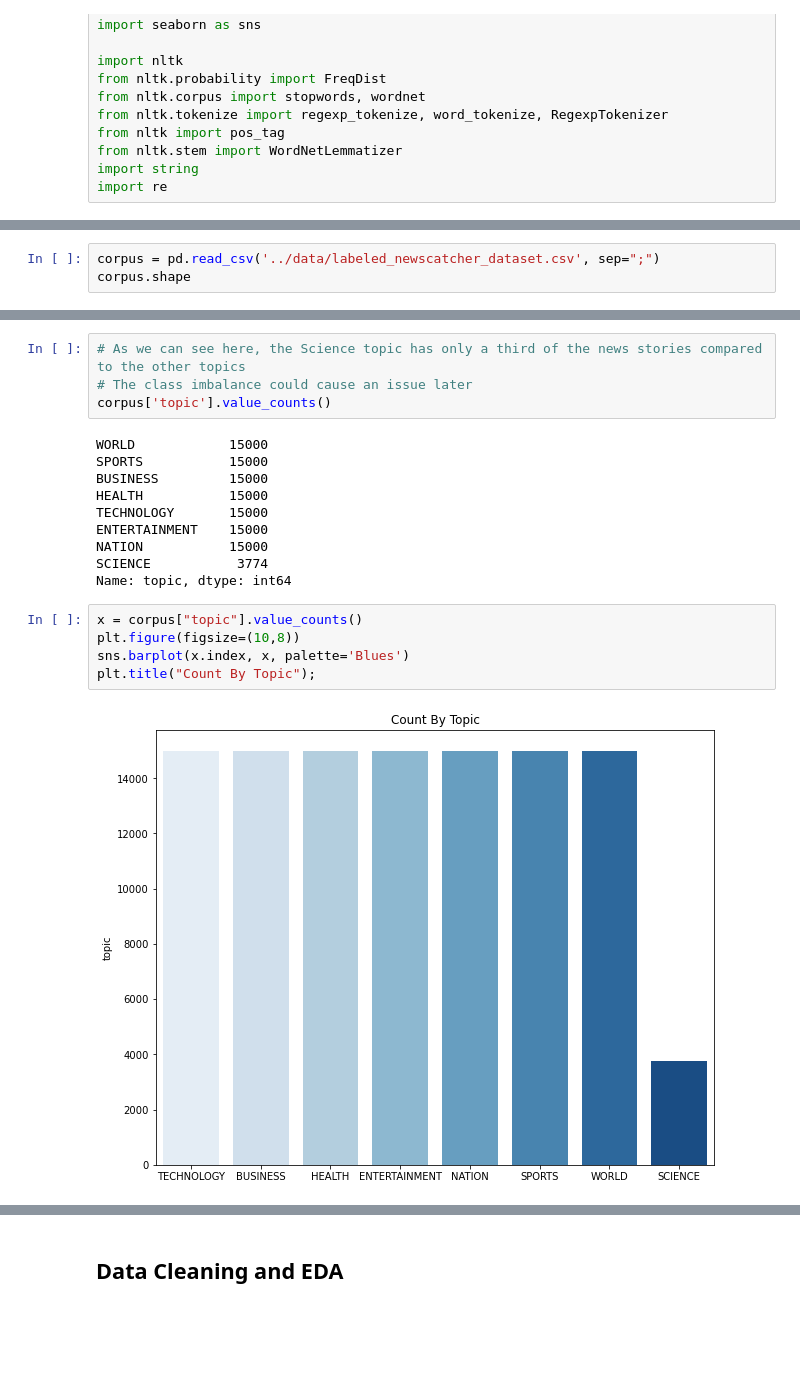
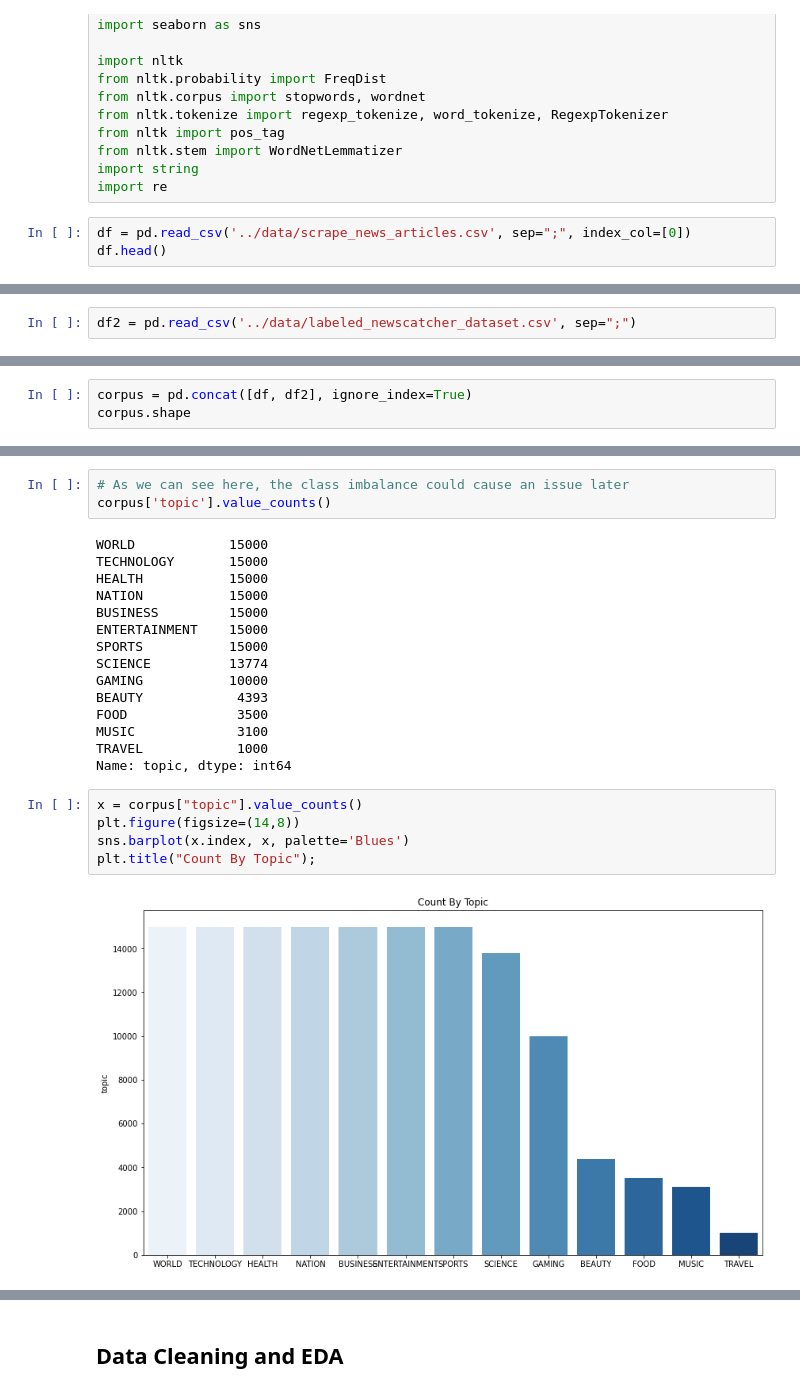
Before and after one commit to madoriathomas/capstone, a Jupyter notebook: notebooks/headline_EDA.ipynb, the cells around one changed output, grey strips where cells are left out. Cells and saved outputs as stored; diff of their text form; blank space fills up the shorter version.

Commit message:
new data changes

```diff
--- a/notebooks/headline_EDA.ipynb
+++ b/notebooks/headline_EDA.ipynb
@@ -16,3 +16,6 @@ from nltk import pos_tag
 from nltk.stem import WordNetLemmatizer
 import string
 import re
+# %%
+df = pd.read_csv('../data/scrape_news_articles.csv', sep=";", index_col=[0])
+df.head()
@@ -19,3 +29,2 @@ import re
 # %%
-corpus = pd.read_csv('../data/labeled_newscatcher_dataset.csv', sep=";")
-corpus.shape
+df2 = pd.read_csv('../data/labeled_newscatcher_dataset.csv', sep=";")
@@ -23,0 +31,3 @@ corpus.shape
+# %%
+corpus = pd.concat([df, df2], ignore_index=True)
+corpus.shape
@@ -65,24 +77,28 @@ Name: domain, Length: 5164, dtype: int64
 # %%
-# As we can see here, the Science topic has only a third of the news stories compared to the other topics
-# The class imbalance could cause an issue later
+# As we can see here, the class imbalance could cause an issue later
 corpus['topic'].value_counts()
 # %% [output]
 WORLD            15000
+TECHNOLOGY       15000
+HEALTH           15000
+NATION           15000
+BUSINESS         15000
+ENTERTAINMENT    15000
 SPORTS           15000
-BUSINESS         15000
-HEALTH           15000
-TECHNOLOGY       15000
-ENTERTAINMENT    15000
-NATION           15000
-SCIENCE           3774
+SCIENCE          13774
+GAMING           10000
+BEAUTY            4393
+FOOD              3500
+MUSIC             3100
+TRAVEL            1000
 Name: topic, dtype: int64
 # %%
 x = corpus["topic"].value_counts()
-plt.figure(figsize=(10,8))
+plt.figure(figsize=(14,8))
 sns.barplot(x.index, x, palette='Blues')
 plt.title("Count By Topic");
 # %% [output]
-[figure, old version]
+[figure, new version]
 # %%
 # checking the language of all the data (although not always accurate)
 corpus['lang'].value_counts()
```
Also changed, not shown: parts of 11 cells of this notebook, 3 other files.
